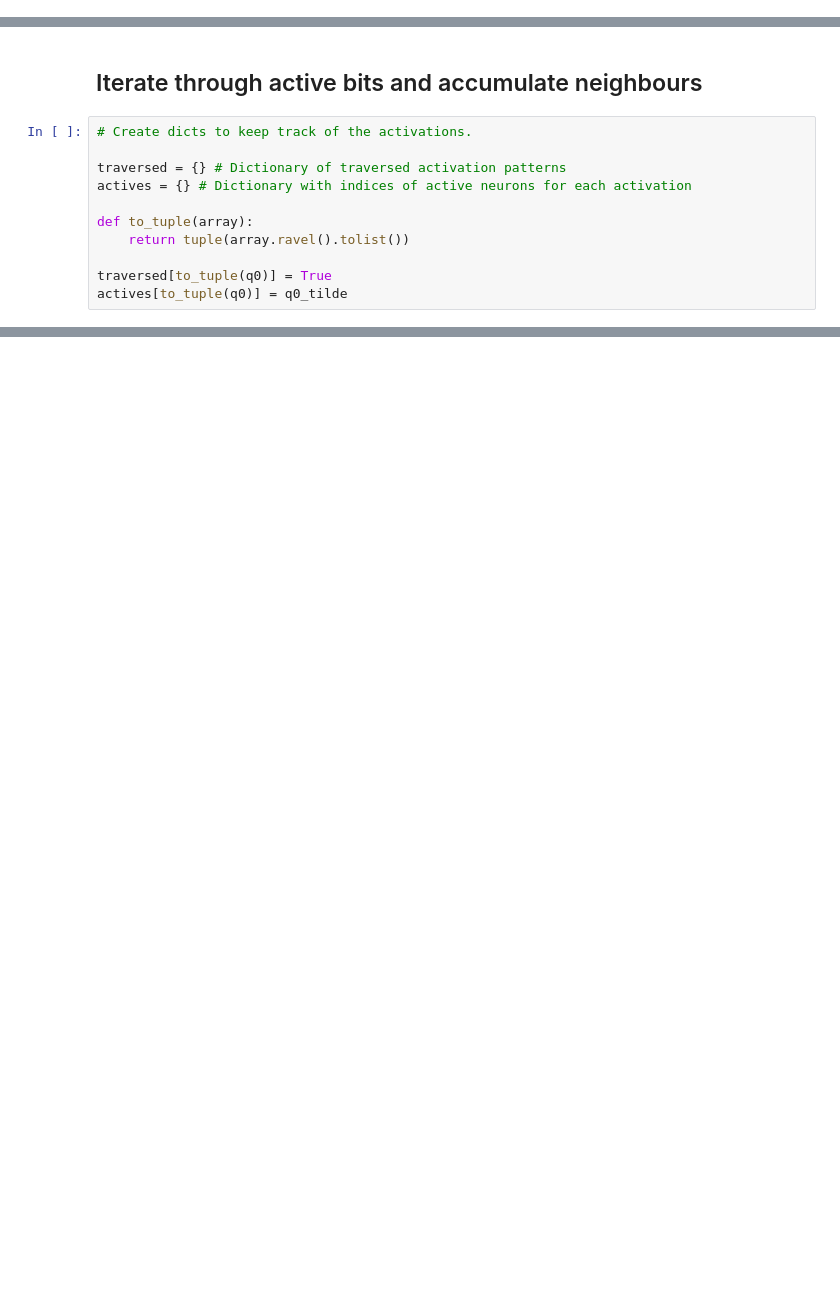
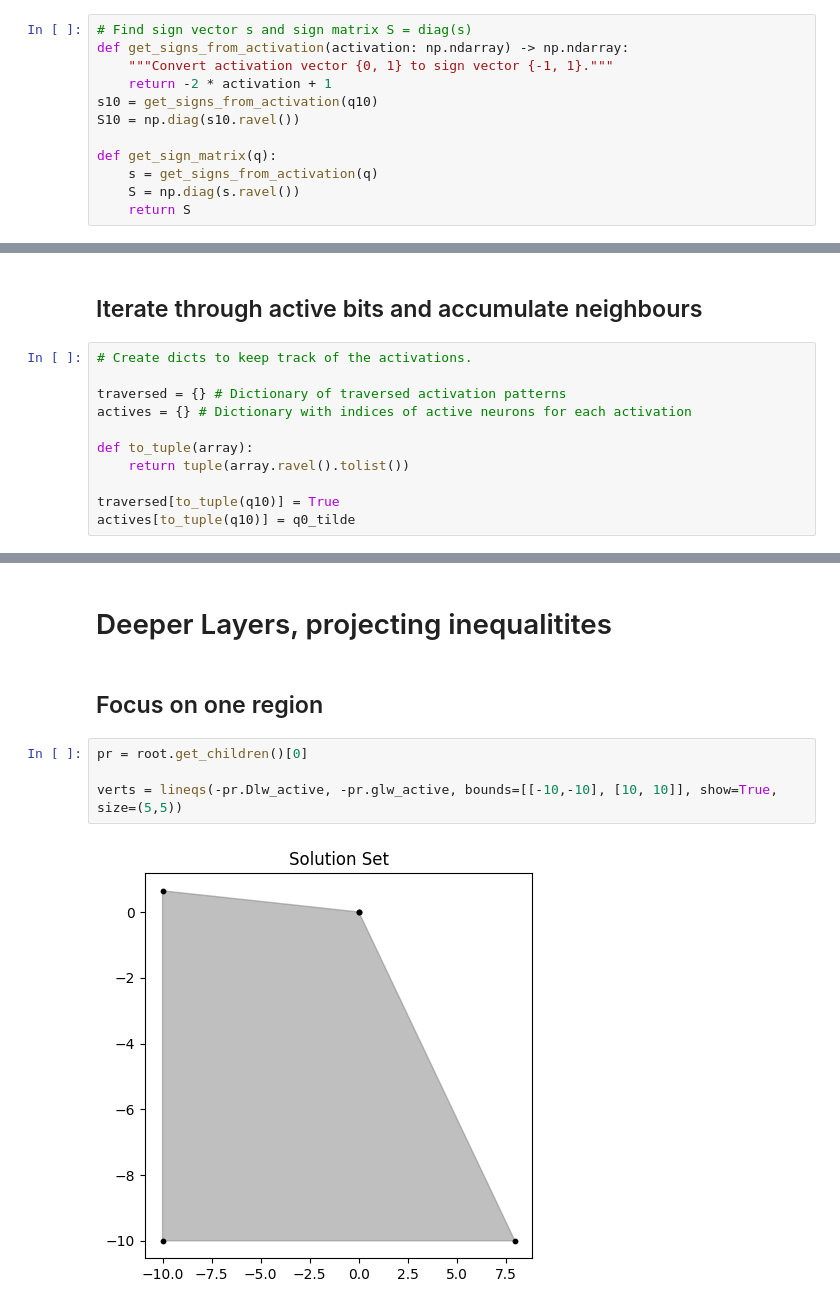
Before and after one commit to Johanmkr/WP1-Polyhedra, a Jupyter notebook: notebooks/new_tree.ipynb, the cells around one changed output, grey strips where cells are left out. Cells and saved outputs as stored; diff of their text form; blank space fills up the shorter version.

```diff
--- a/notebooks/new_tree.ipynb
+++ b/notebooks/new_tree.ipynb
@@ -276,0 +299,12 @@ array([[1],
+# %%
+# Find sign vector s and sign matrix S = diag(s)
+def get_signs_from_activation(activation: np.ndarray) -> np.ndarray:
+    """Convert activation vector {0, 1} to sign vector {-1, 1}."""
+    return -2 * activation + 1
+s10 = get_signs_from_activation(q10)
+S10 = np.diag(s10.ravel())
+
+def get_sign_matrix(q):
+    s = get_signs_from_activation(q)
+    S = np.diag(s.ravel())
+    return S
@@ -378,8 +426,8 @@ actives = {} # Dictionary with indices of active neurons for each activation
 def to_tuple(array):
     return tuple(array.ravel().tolist())
 
-traversed[to_tuple(q0)] = True
-actives[to_tuple(q0)] = q0_tilde
+traversed[to_tuple(q10)] = True
+actives[to_tuple(q10)] = q0_tilde
 # %%
 # Iterate through and change the actvie indices
 
@@ -515,0 +624,10 @@ plt.show()
+# %% [markdown]
+# Deeper Layers, projecting inequalitites
+# %% [markdown]
+## Focus on one region
+# %%
+pr = root.get_children()[0]
+
+verts = lineqs(-pr.Dlw_active, -pr.glw_active, bounds=[[-10,-10], [10, 10]], show=True, size=(5,5))
+# %% [output]
+[figure, added]
```
Also changed, not shown: parts of 38 cells of this notebook.
